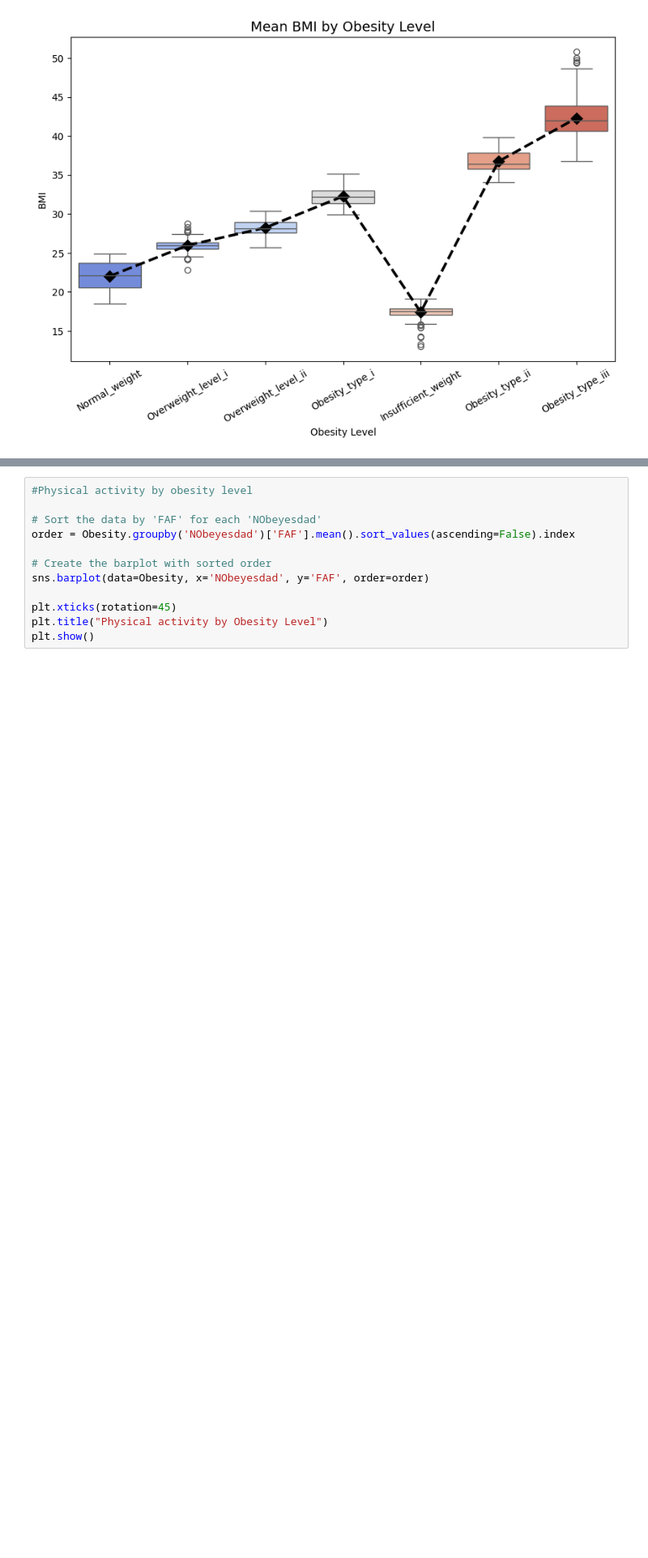
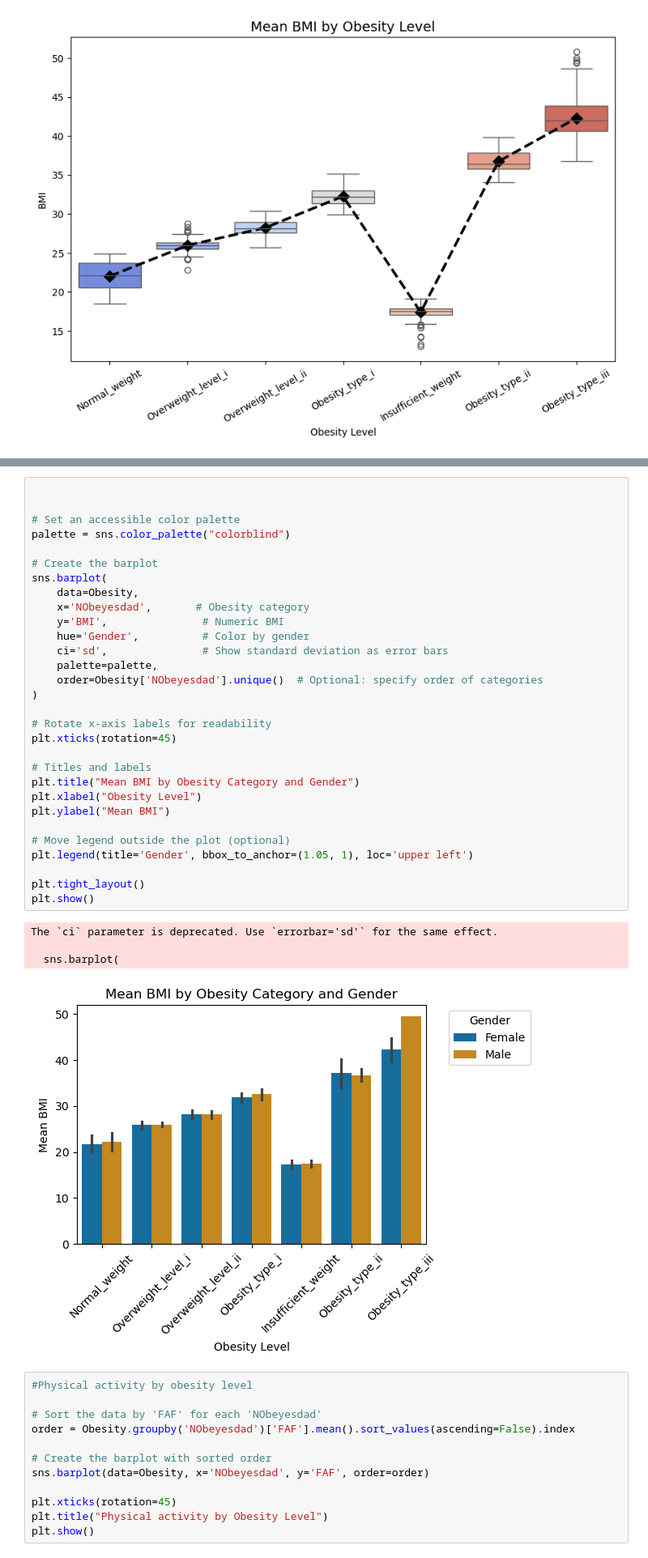
Before and after one commit to NnekaAsuzu/Obesity, a Jupyter notebook: src/RM2.ipynb, the cells around one changed output, grey strips where cells are left out. Shown: that part at 81% size. Drawn from its saved outputs; the diff is of its cells as text; blank space fills up the shorter version.

```diff
--- a/src/RM2.ipynb
+++ b/src/RM2.ipynb
@@ -88,3 +102,38 @@ Passing `palette` without assigning `hue` is deprecated and will be removed in v
+# %%
+
+
+# Set an accessible color palette
+palette = sns.color_palette("colorblind")
+
+# Create the barplot
+sns.barplot(
+    data=Obesity,
+    x='NObeyesdad',       # Obesity category
+    y='BMI',               # Numeric BMI
+    hue='Gender',          # Color by gender
+    ci='sd',               # Show standard deviation as error bars
+    palette=palette,
+    order=Obesity['NObeyesdad'].unique()  # Optional: specify order of categories
+)
+
+# Rotate x-axis labels for readability
+plt.xticks(rotation=45)
+
+# Titles and labels
+plt.title("Mean BMI by Obesity Category and Gender")
+plt.xlabel("Obesity Level")
+plt.ylabel("Mean BMI")
+
+# Move legend outside the plot (optional)
+plt.legend(title='Gender', bbox_to_anchor=(1.05, 1), loc='upper left')
+
+plt.tight_layout()
+plt.show()
+# %% [output]
+The `ci` parameter is deprecated. Use `errorbar='sd'` for the same effect.
+
+  sns.barplot(
+[figure, added]
 # %%
 #Physical activity by obesity level
 
```
Also changed, not shown: parts of 1 cell of this notebook.
